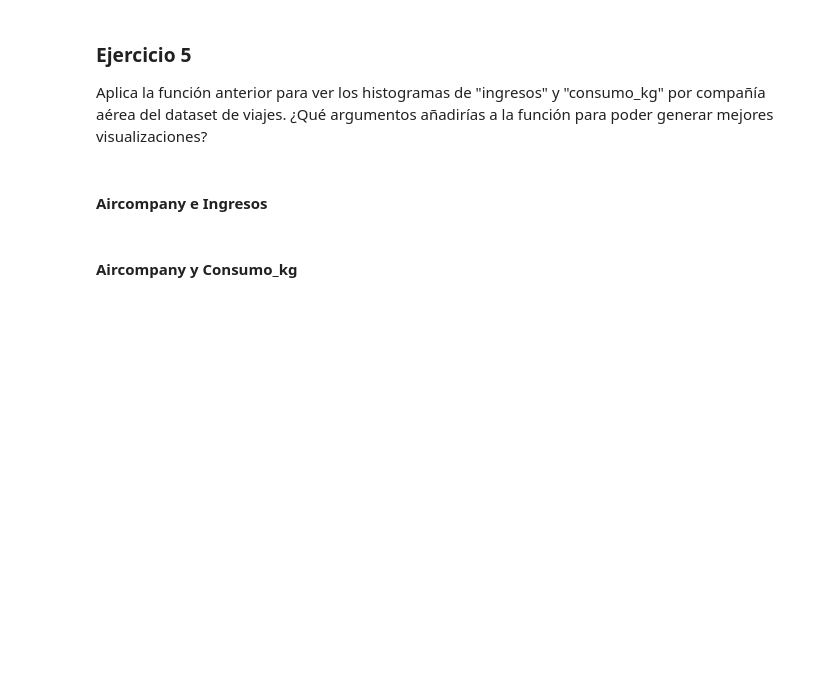
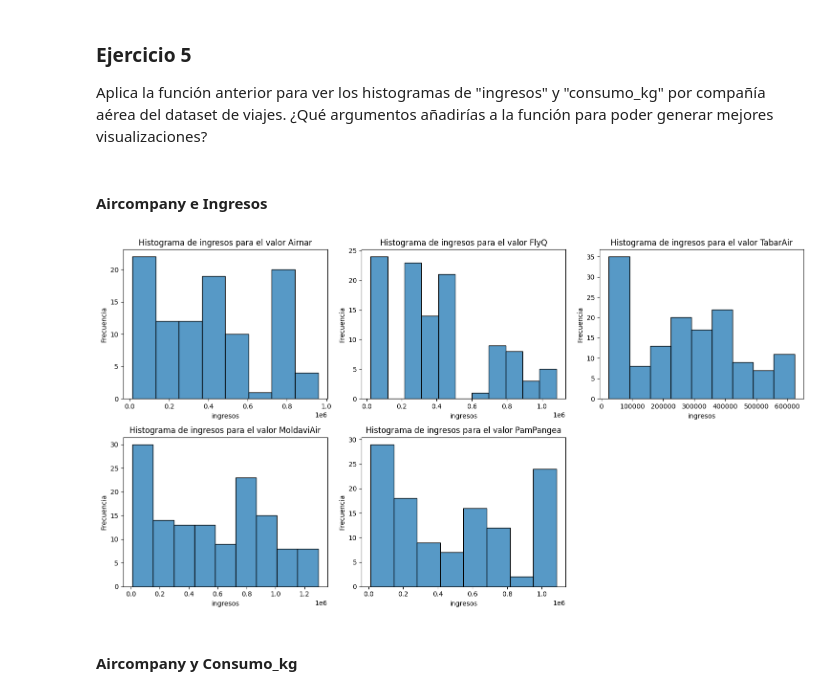
Before and after one commit to MHHsim/DS-Online-Marta-Harana, a Jupyter notebook: 03_Data_Analysis/Sprint_08/Unidad_02_Visualizacion_Avanzada_Seaborn/02_Ejercicios_Workout/11_Ejercicios_Visualizacion_Multivariante.ipynb, the cells around one changed output. Saved outputs shown, nothing was run; the diff lists cells and outputs as text; code cells hidden in the pictures; blank space fills up the shorter version.

```diff
--- a/03_Data_Analysis/Sprint_08/Unidad_02_Visualizacion_Avanzada_Seaborn/02_Ejercicios_Workout/11_Ejercicios_Visualizacion_Multivariante.ipynb
+++ b/03_Data_Analysis/Sprint_08/Unidad_02_Visualizacion_Avanzada_Seaborn/02_Ejercicios_Workout/11_Ejercicios_Visualizacion_Multivariante.ipynb
@@ -47,6 +106,43 @@ Crea una función que compare ahora una variable categórica y otra numérica. P
 2. Cree una matriz de gráficos, tantas como valores de la variable categórica, con un máximo de tres columnas por fila y todas las filas que necesite.
 3. Asigne a cada gráfica el histograma de la variable numérica pero sólo para las filas que tengan el valor que corresponda de la variable categórica (así si el primer valor de la categórica es Val1 y la variable numérica se llama Num1, en la primera gráfica estará el histograma de Num1 sólo para las filas que tengan Val1)
 4. Añada el título "Histograma de {variable numerica} para el valor {valor correspondiente de la categórica} a cada gráfica.
+# %%
+def histogramas_por_categoria(df, col_cat, col_num):
+    """
+    Crea una matriz de histogramas de la variable numérica,
+    uno por cada valor de la variable categórica.
+
+    Parámetros:
+    - df: DataFrame
+    - col_cat: nombre de la columna categórica
+    - col_num: nombre de la columna numérica
+    """
+
+    # Valores únicos de la categórica
+    categorias = df[col_cat].dropna().unique()
+    n = len(categorias)
+
+    # Configurar matriz de subplots (máx 3 columnas)
+    cols = 3
+    rows = math.ceil(n / cols)
+
+    fig, axes = plt.subplots(rows, cols, figsize=(15, 4 * rows))
+    axes = axes.flatten()  # Para indexar fácilmente
+
+    for i, categoria in enumerate(categorias):
+        subset = df[df[col_cat] == categoria]
+
+        sns.histplot(subset[col_num], kde=False, ax=axes[i])
+        axes[i].set_title(f"Histograma de {col_num} para el valor {categoria}")
+        axes[i].set_xlabel(col_num)
+        axes[i].set_ylabel("Frecuencia")
+
+    # Ocultar ejes vacíos si sobran
+    for j in range(i + 1, len(axes)):
+        axes[j].set_visible(False)
+
+    plt.tight_layout()
+    plt.show()
 # %% [markdown]
 ### Ejercicio 5
 
@@ -54,4 +152,8 @@ Aplica la función anterior para ver los histogramas de "ingresos" y "consumo_kg
 # %% [markdown]
 #### Aircompany e Ingresos
+# %%
+histogramas_por_categoria(df_viajes, "aircompany", "ingresos")
+# %% [output]
+[figure, added]
 # %% [markdown]
 #### Aircompany y Consumo_kg
```
Also changed, not shown: parts of 9 cells of this notebook, 1 other file.
